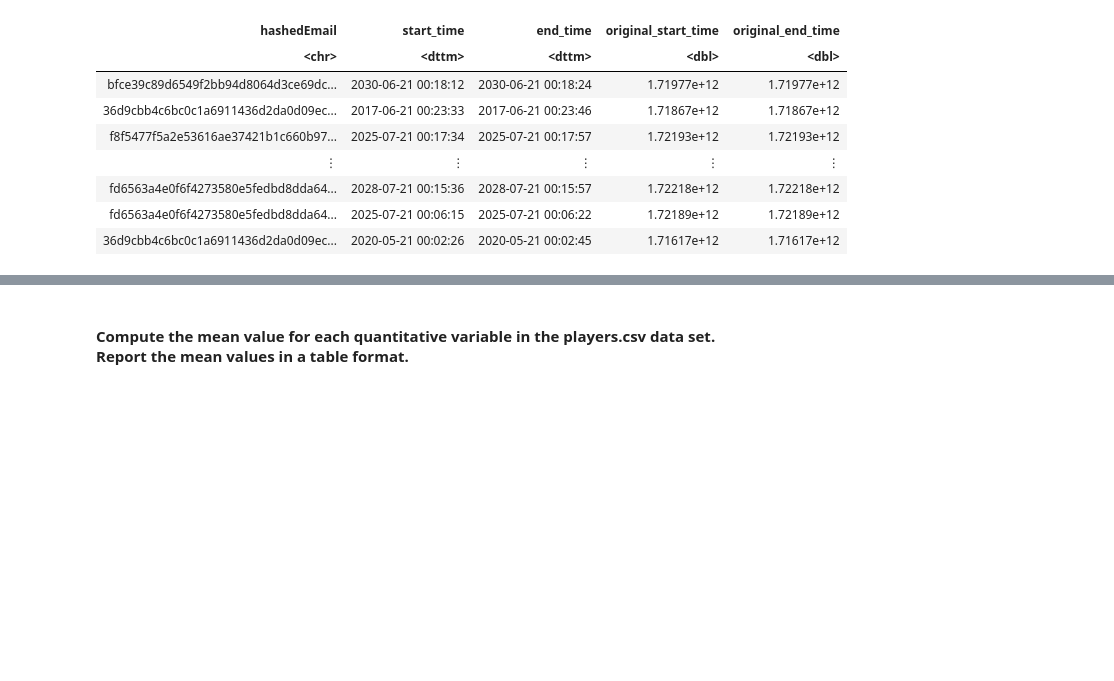
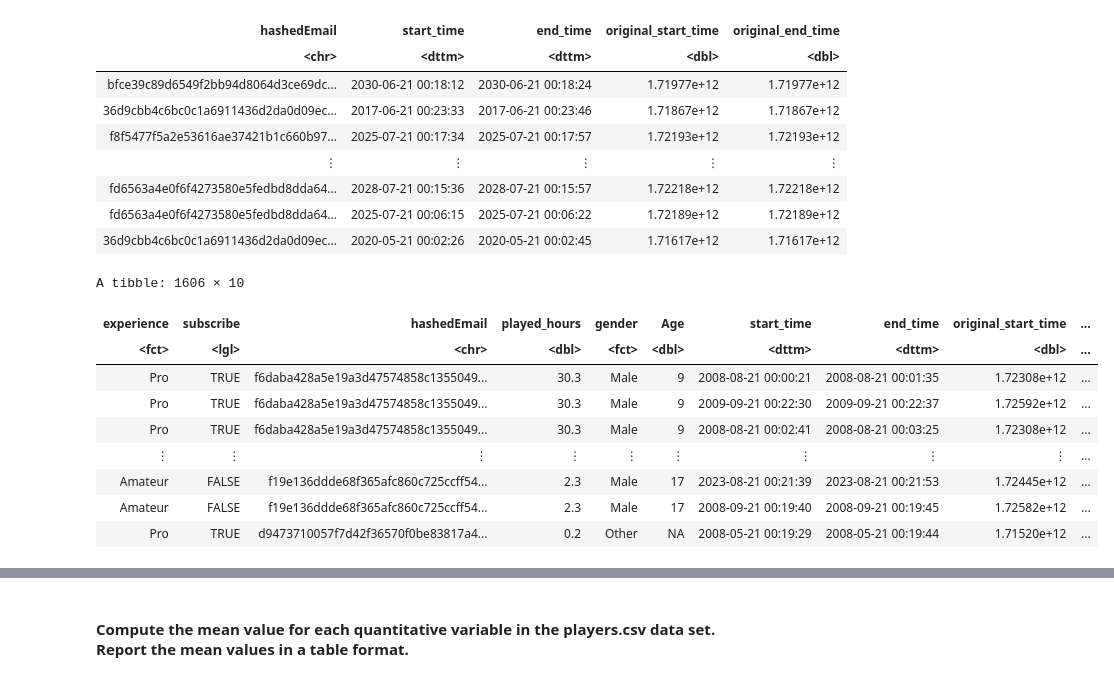
Before and after one commit to RadinAlikhani/dsci100-solo-project, a Jupyter notebook: Individual Project.ipynb, the cells around one changed output, grey strips where cells are left out. Drawn from its saved outputs; the diff is of its cells as text; code cells hidden in the pictures; blank space fills up the shorter version.

Commit message:
Added the Methods and Plans section, combined the datasets
Completed the Methods and Plans section, combined the two datsets using full_join(), added Unseen issues in the dataset,

```diff
--- a/Individual Project.ipynb
+++ b/Individual Project.ipynb
@@ -137,3 +141,17 @@ A tibble: 1535 × 5
 | fd6563a4e0f6f4273580e5fedbd8dda64... | 2028-07-21 00:15:36 | 2028-07-21 00:15:57 | 1.72218e+12 | 1.72218e+12 |
 | fd6563a4e0f6f4273580e5fedbd8dda64... | 2025-07-21 00:06:15 | 2025-07-21 00:06:22 | 1.72189e+12 | 1.72189e+12 |
 | 36d9cbb4c6bc0c1a6911436d2da0d09ec... | 2020-05-21 00:02:26 | 2020-05-21 00:02:45 | 1.71617e+12 | 1.71617e+12 |
+# %%
+combined_data<-full_join(players, sessions, by = "hashedEmail")
+combined_data
+# %% [output]
+A tibble: 1606 × 10
+| experience | subscribe | hashedEmail | played_hours | gender | Age | start_time | end_time | original_start_time | ... |
+| <fct> | <lgl> | <chr> | <dbl> | <fct> | <dbl> | <dttm> | <dttm> | <dbl> | ... |
+| Pro | TRUE | f6daba428a5e19a3d47574858c1355049... | 30.3 | Male | 9 | 2008-08-21 00:00:21 | 2008-08-21 00:01:35 | 1.72308e+12 | ... |
+| Pro | TRUE | f6daba428a5e19a3d47574858c1355049... | 30.3 | Male | 9 | 2009-09-21 00:22:30 | 2009-09-21 00:22:37 | 1.72592e+12 | ... |
+| Pro | TRUE | f6daba428a5e19a3d47574858c1355049... | 30.3 | Male | 9 | 2008-08-21 00:02:41 | 2008-08-21 00:03:25 | 1.72308e+12 | ... |
+| ⋮ | ⋮ | ⋮ | ⋮ | ⋮ | ⋮ | ⋮ | ⋮ | ⋮ | ... |
+| Amateur | FALSE | f19e136ddde68f365afc860c725ccff54... | 2.3 | Male | 17 | 2023-08-21 00:21:39 | 2023-08-21 00:21:53 | 1.72445e+12 | ... |
+| Amateur | FALSE | f19e136ddde68f365afc860c725ccff54... | 2.3 | Male | 17 | 2008-09-21 00:19:40 | 2008-09-21 00:19:45 | 1.72582e+12 | ... |
+| Pro | TRUE | d9473710057f7d42f36570f0be83817a4... | 0.2 | Other | NA | 2008-05-21 00:19:29 | 2008-05-21 00:19:44 | 1.71520e+12 | ... |
```
Also changed, not shown: parts of 8 cells of this notebook.
